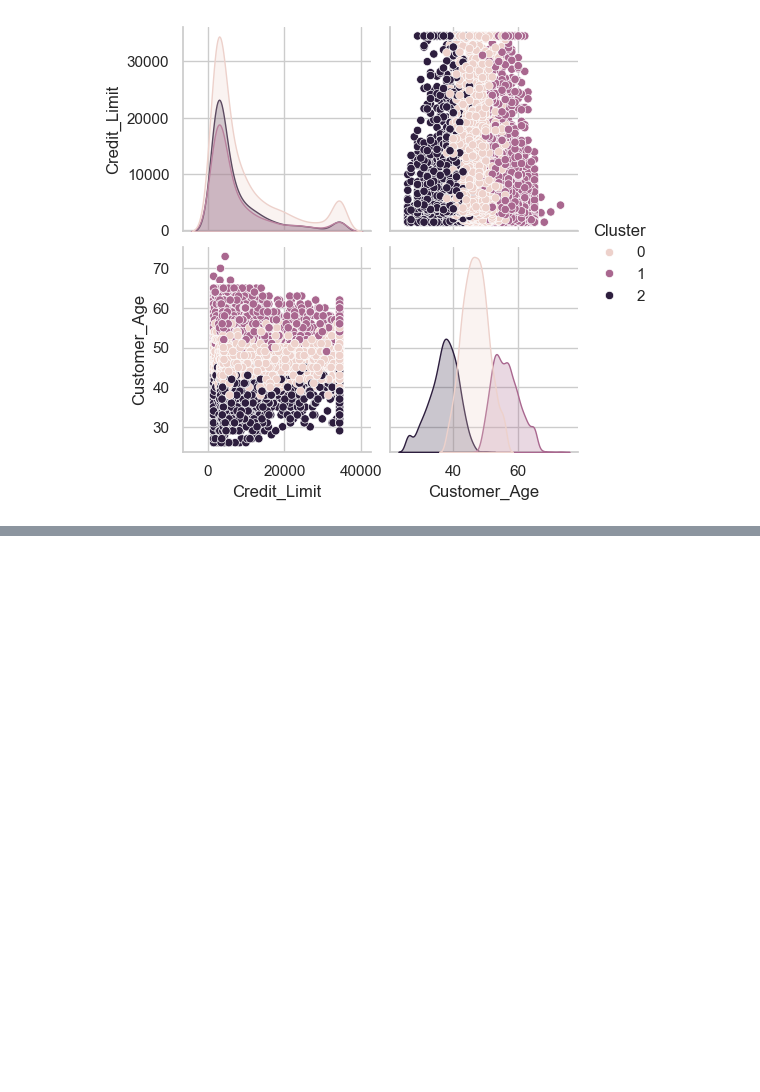
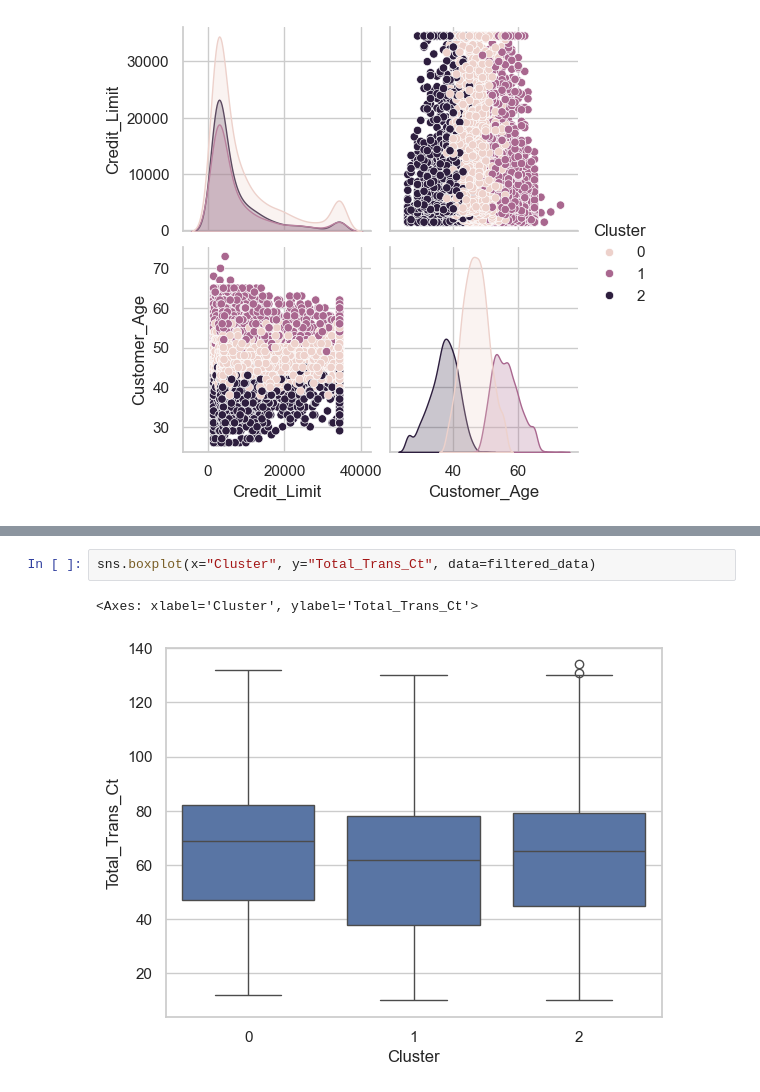
Before and after one commit to olzmooraes/dataScience, a Jupyter notebook: kmeans/atividade.ipynb, the cells around one changed output, grey strips where cells are left out. Drawn from its saved outputs; the diff is of its cells as text; blank space fills up the shorter version.

```diff
--- a/kmeans/atividade.ipynb
+++ b/kmeans/atividade.ipynb
@@ -138,0 +144,5 @@ plt.show()
+# %%
+sns.boxplot(x="Cluster", y="Total_Trans_Ct", data=filtered_data)
+# %% [output]
+<Axes: xlabel='Cluster', ylabel='Total_Trans_Ct'>
+[figure, added]
```
Also changed, not shown: parts of 2 cells of this notebook.
